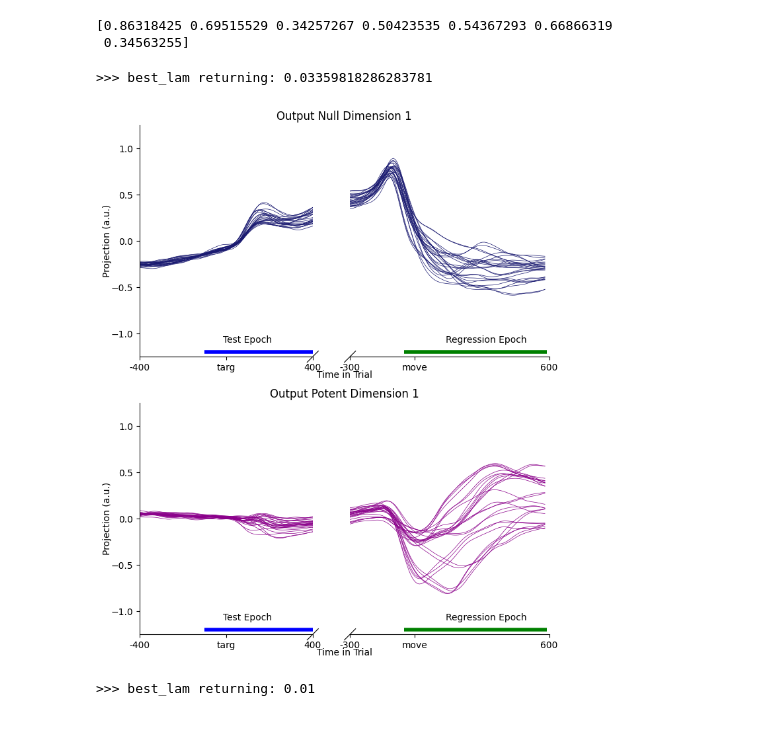
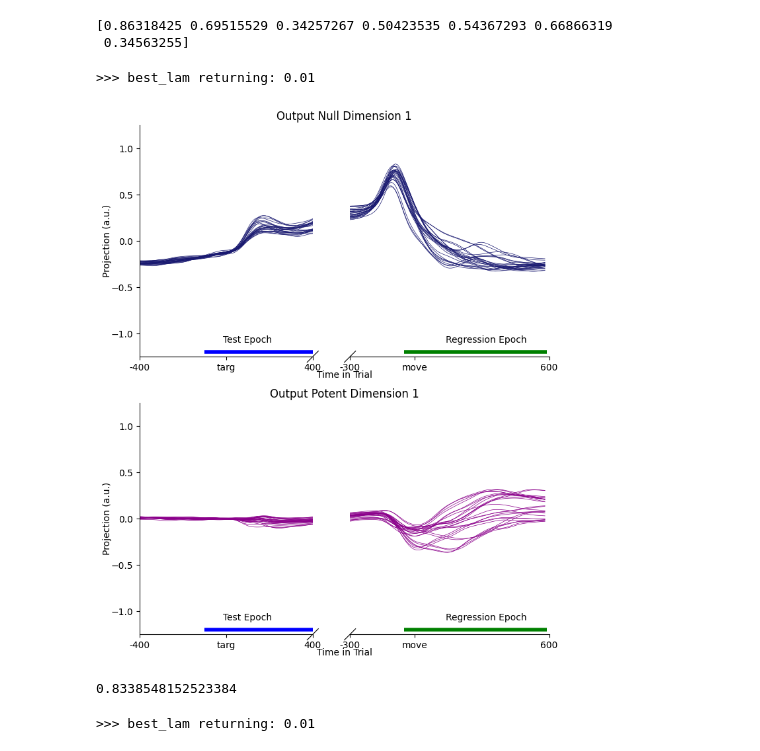
Before and after one commit to kbausen/senior-thesis, a Jupyter notebook: Figure 4.ipynb, the cells around one changed output. Saved outputs shown, nothing was run; the diff lists cells and outputs as text; code cells hidden in the pictures.

```diff
--- a/Figure 4.ipynb
+++ b/Figure 4.ipynb
@@ -77,10 +76,14 @@ print(R2_dim)
  0.34563255]
 # %%
 
-_,_,_,_,_,_,_ = pcar.fig_4(N_all_tensor, N_mus_tensor, plot = True, basis = 0)
+W, mus_test_mat, M_test_hat, R2_total, R2_dim, MSE_all, RMSE_all = pcar.fig_4(N_all_tensor, N_mus_tensor, plot = True, basis = 0)
 # %% [output]
->>> best_lam returning: 0.03359818286283781
+>>> best_lam returning: 0.01
-[figure, old version]
+[figure, new version]
+# %%
+print(R2_total)
+# %% [output]
+0.8338548152523384
 # %%
 _,_,_,_,_,_,_ = pcar.fig_4(N_PMd_tensor, N_M1_tensor, dimensions = 14, plot = True, basis = 1)
 # %% [output]
```
Also changed, not shown: parts of 3 cells of this notebook, 2 other files.
